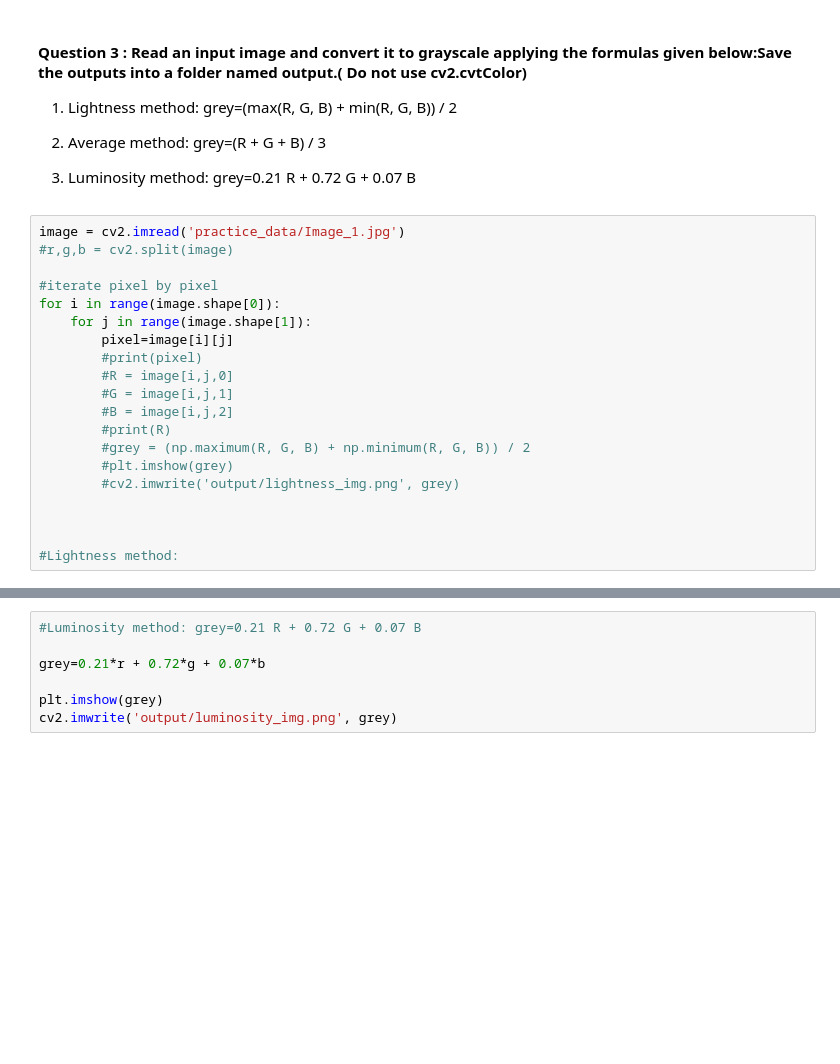
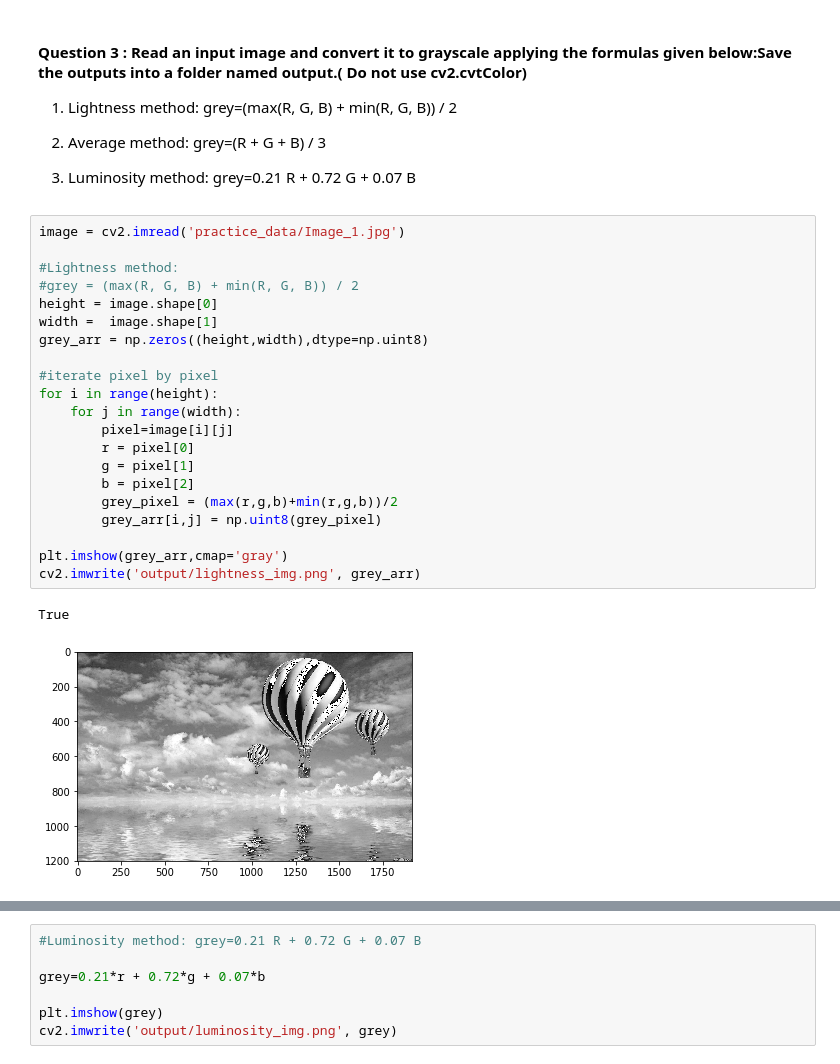
Before and after one commit to Arushi04/Computer-Vision, a Jupyter notebook: Assignment1.ipynb, the cells around one changed output, grey strips where cells are left out. Drawn from its saved outputs; the diff is of its cells as text; blank space fills up the shorter version.

```diff
--- a/Assignment1.ipynb
+++ b/Assignment1.ipynb
@@ -123,26 +123,30 @@ grey=(R + G + B) / 3
 
 3. Luminosity method:
 grey=0.21 R + 0.72 G + 0.07 B
-# %%
-image = cv2.imread('practice_data/Image_1.jpg')
-#r,g,b = cv2.split(image)
-
-#iterate pixel by pixel
-for i in range(image.shape[0]):
-    for j in range(image.shape[1]):
-        pixel=image[i][j]
-        #print(pixel)
-        #R = image[i,j,0]
-        #G = image[i,j,1]
-        #B = image[i,j,2]
-        #print(R)
-        #grey = (np.maximum(R, G, B) + np.minimum(R, G, B)) / 2
-        #plt.imshow(grey)
-        #cv2.imwrite('output/lightness_img.png', grey)
-
-
-
-#Lightness method:
+# %%
+image = cv2.imread('practice_data/Image_1.jpg')
+
+#Lightness method:
+#grey = (max(R, G, B) + min(R, G, B)) / 2
+height = image.shape[0]
+width =  image.shape[1]
+grey_arr = np.zeros((height,width),dtype=np.uint8)
+
+#iterate pixel by pixel
+for i in range(height):
+    for j in range(width):
+        pixel=image[i][j]
+        r = pixel[0]
+        g = pixel[1]
+        b = pixel[2]
+        grey_pixel = (max(r,g,b)+min(r,g,b))/2
+        grey_arr[i,j] = np.uint8(grey_pixel)
+
+plt.imshow(grey_arr,cmap='gray')
+cv2.imwrite('output/lightness_img.png', grey_arr)
+# %% [output]
+True
+[figure, added]
 # %%
 image = cv2.imread('practice_data/Image_1.jpg')
 #r,g,b = cv2.split(image)
```
Also changed, not shown: parts of 6 cells of this notebook.
